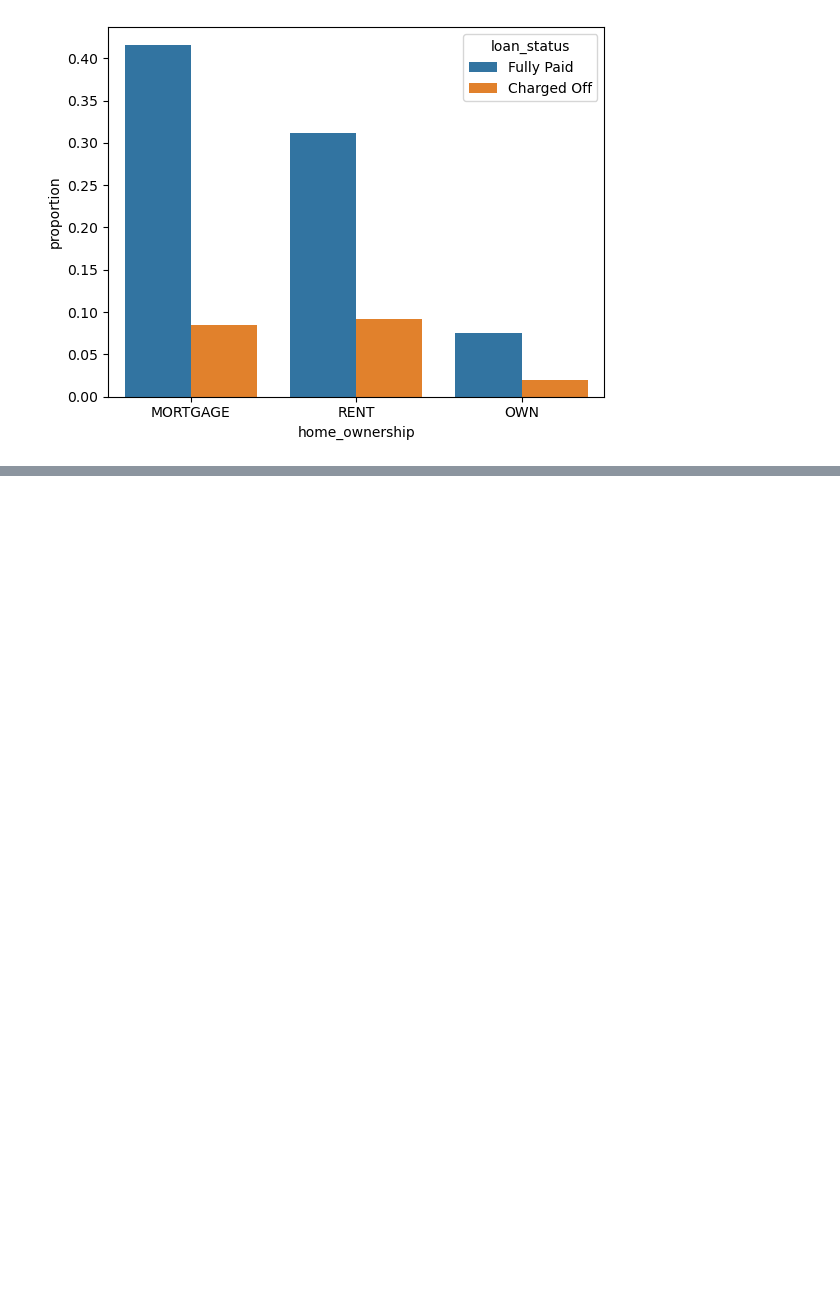
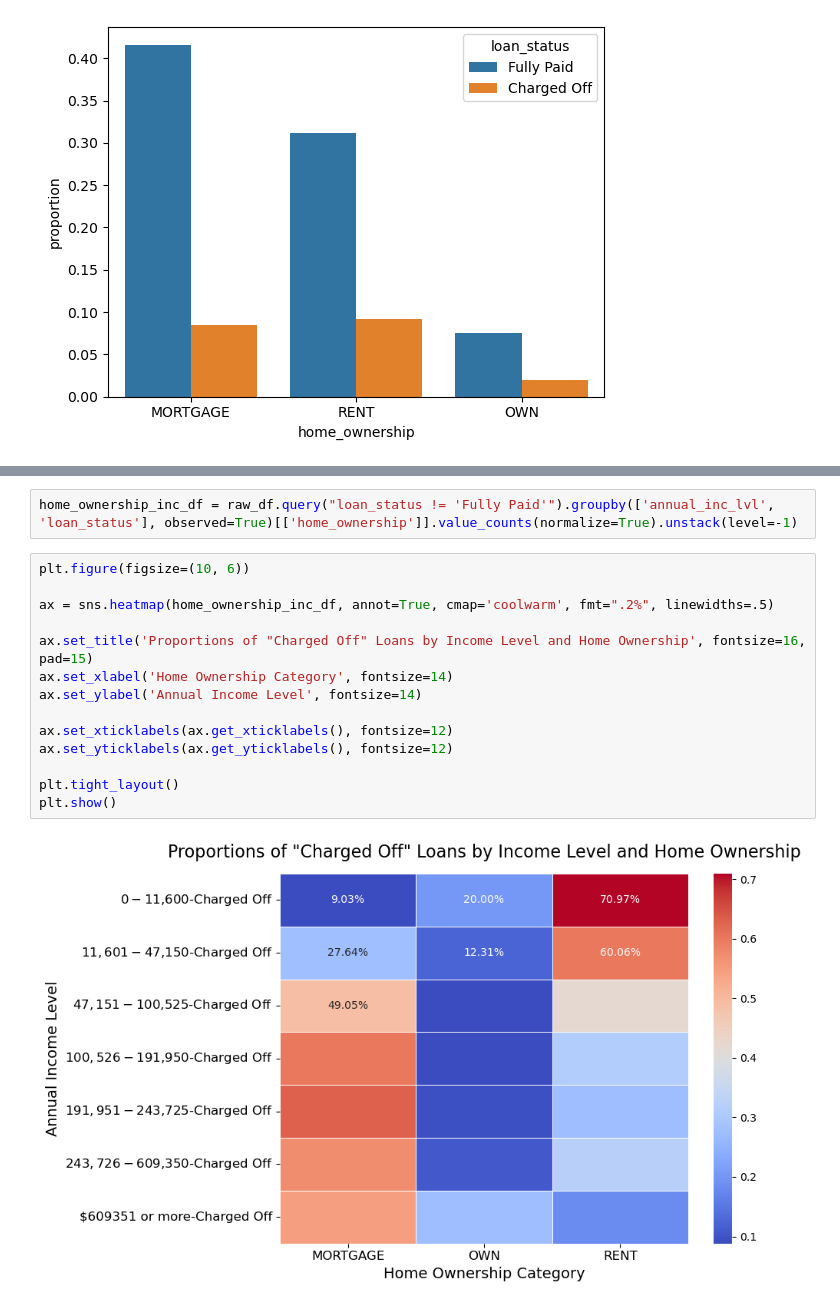
Before and after one commit to SaadNasir92/Group_project_1_SMU, a Jupyter notebook: sn_discovery.ipynb, the cells around one changed output, grey strips where cells are left out. Drawn from its saved outputs; the diff is of its cells as text; blank space fills up the shorter version.

```diff
--- a/sn_discovery.ipynb
+++ b/sn_discovery.ipynb
@@ -428,0 +442,18 @@ plt.show()
+# %%
+home_ownership_inc_df = raw_df.query("loan_status != 'Fully Paid'").groupby(['annual_inc_lvl', 'loan_status'], observed=True)[['home_ownership']].value_counts(normalize=True).unstack(level=-1)
+# %%
+plt.figure(figsize=(10, 6))
+
+ax = sns.heatmap(home_ownership_inc_df, annot=True, cmap='coolwarm', fmt=".2%", linewidths=.5)
+
+ax.set_title('Proportions of "Charged Off" Loans by Income Level and Home Ownership', fontsize=16, pad=15)
+ax.set_xlabel('Home Ownership Category', fontsize=14)
+ax.set_ylabel('Annual Income Level', fontsize=14)
+
+ax.set_xticklabels(ax.get_xticklabels(), fontsize=12)
+ax.set_yticklabels(ax.get_yticklabels(), fontsize=12)
+
+plt.tight_layout()
+plt.show()
+# %% [output]
+[figure, added]
```
Also changed, not shown: parts of 6 cells of this notebook.
